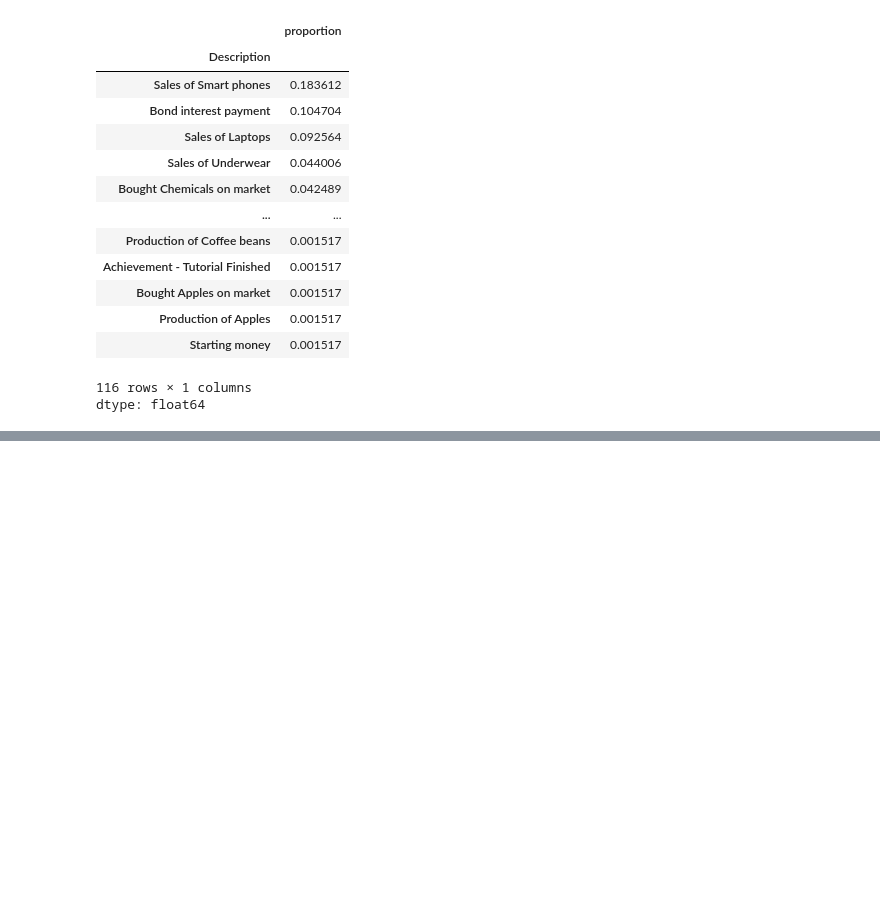
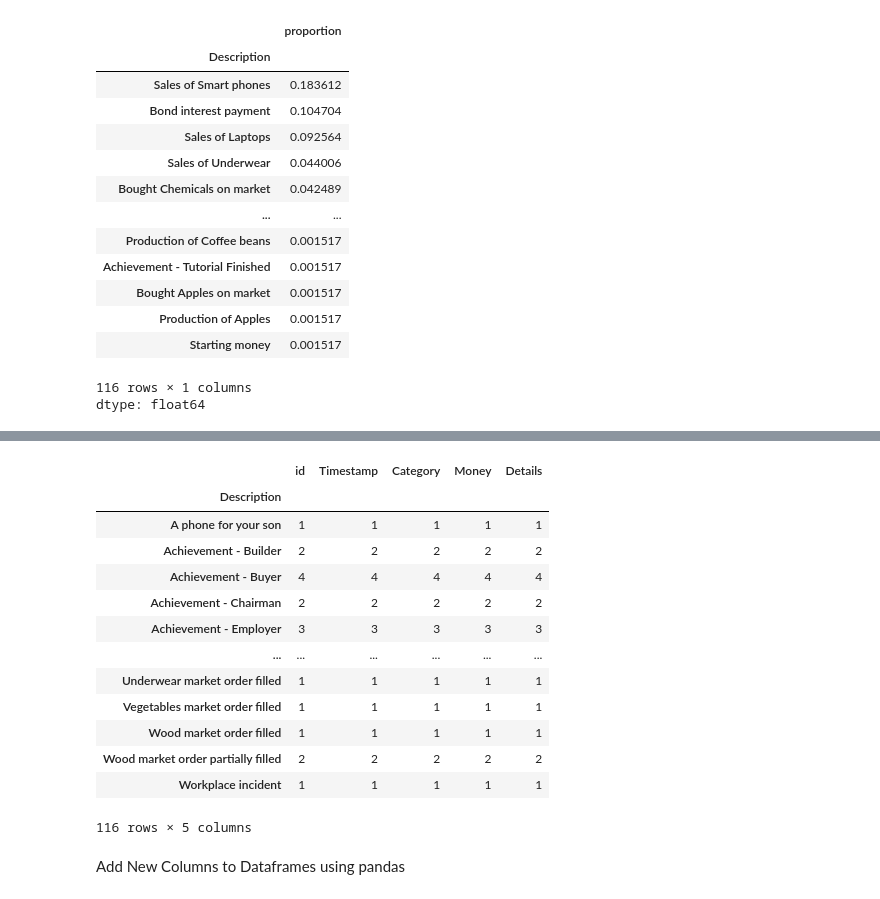
Before and after one commit to litlife8582/Pandas, a Jupyter notebook: Pandas.ipynb, the cells around one changed output, grey strips where cells are left out. Drawn from its saved outputs; the diff is of its cells as text; code cells hidden in the pictures; blank space fills up the shorter version.

```diff
--- a/Pandas.ipynb
+++ b/Pandas.ipynb
@@ -322,0 +359,19 @@ dtype: float64
+# %%
+my_df3.groupby('Description').count()
+# %% [output]
+|  | id | Timestamp | Category | Money | Details |
+| Description |  |  |  |  |  |
+| A phone for your son | 1 | 1 | 1 | 1 | 1 |
+| Achievement - Builder | 2 | 2 | 2 | 2 | 2 |
+| Achievement - Buyer | 4 | 4 | 4 | 4 | 4 |
+| Achievement - Chairman | 2 | 2 | 2 | 2 | 2 |
+| Achievement - Employer | 3 | 3 | 3 | 3 | 3 |
+| ... | ... | ... | ... | ... | ... |
+| Underwear market order filled | 1 | 1 | 1 | 1 | 1 |
+| Vegetables market order filled | 1 | 1 | 1 | 1 | 1 |
+| Wood market order filled | 1 | 1 | 1 | 1 | 1 |
+| Wood market order partially filled | 2 | 2 | 2 | 2 | 2 |
+| Workplace incident | 1 | 1 | 1 | 1 | 1 |
+116 rows × 5 columns
+# %% [markdown]
+Add New Columns to Dataframes using pandas
```
Also changed, not shown: parts of 18 cells of this notebook.
